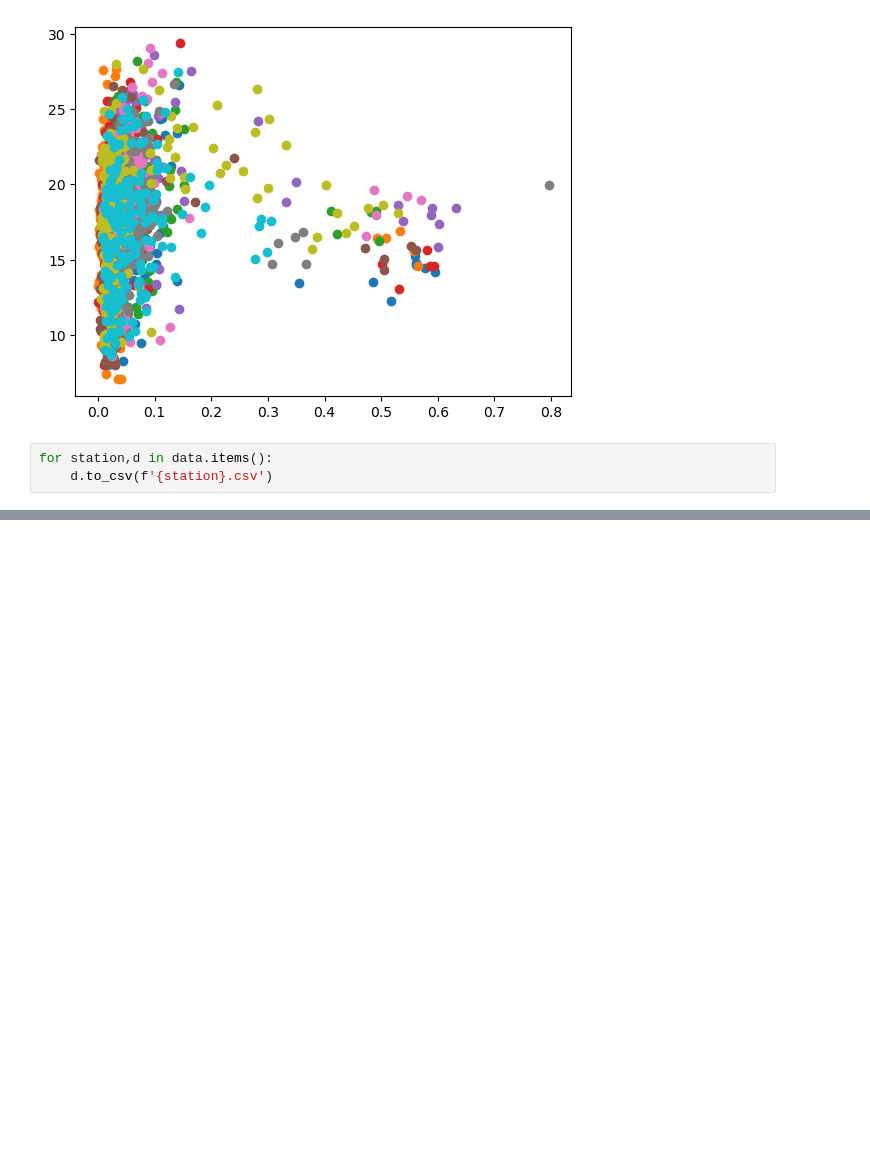
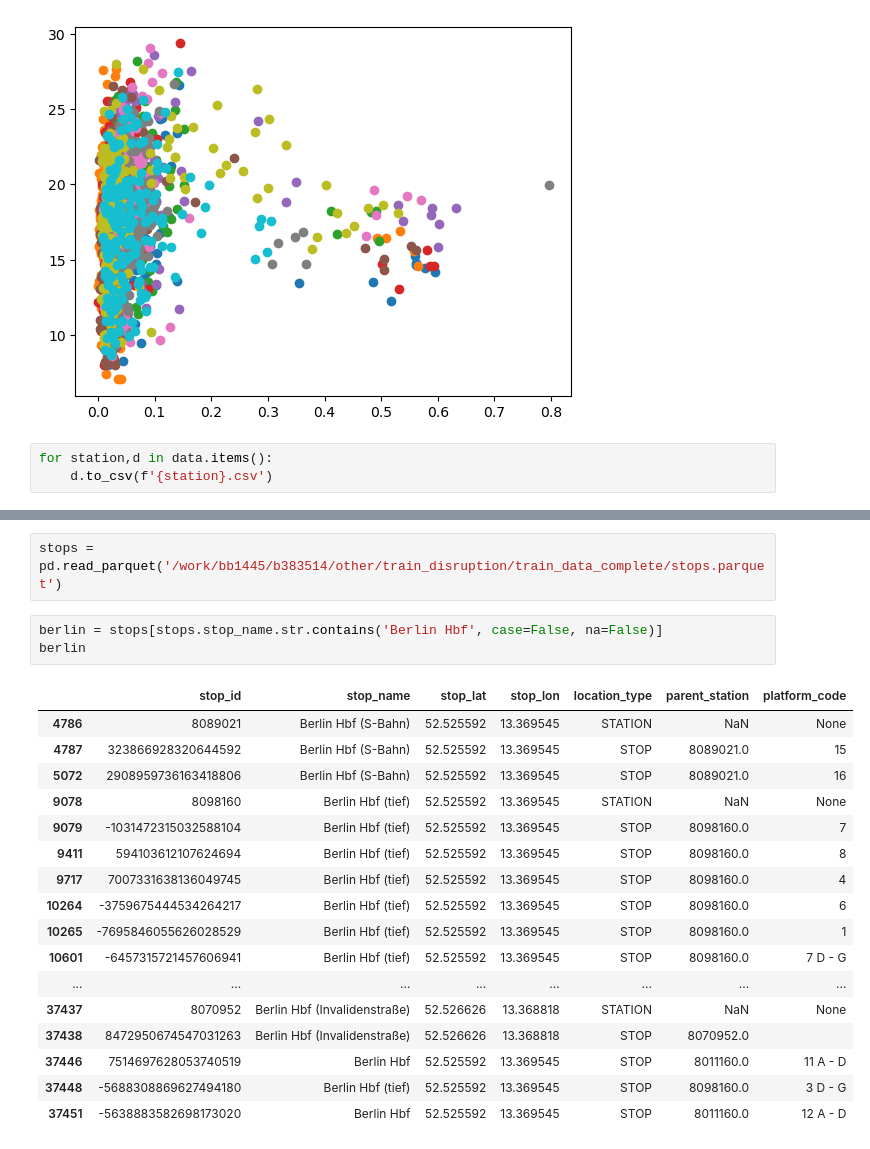
Before and after one commit to rabons/Benasque_Heat_Railway, a Jupyter notebook: preparation_station_specific.ipynb, the cells around one changed output, grey strips where cells are left out. Cells and saved outputs as stored; diff of their text form; blank space fills up the shorter version.

```diff
--- a/preparation_station_specific.ipynb
+++ b/preparation_station_specific.ipynb
@@ -76,0 +127,23 @@ for station,d in data.items():
+# %%
+stops = pd.read_parquet('/work/bb1445/b383514/other/train_disruption/train_data_complete/stops.parquet')
+# %%
+berlin = stops[stops.stop_name.str.contains('Berlin Hbf', case=False, na=False)]
+berlin
+# %% [output]
+|  | stop_id | stop_name | stop_lat | stop_lon | location_type | parent_station | platform_code |
+| 4786 | 8089021 | Berlin Hbf (S-Bahn) | 52.525592 | 13.369545 | STATION | NaN | None |
+| 4787 | 323866928320644592 | Berlin Hbf (S-Bahn) | 52.525592 | 13.369545 | STOP | 8089021.0 | 15 |
+| 5072 | 2908959736163418806 | Berlin Hbf (S-Bahn) | 52.525592 | 13.369545 | STOP | 8089021.0 | 16 |
+| 9078 | 8098160 | Berlin Hbf (tief) | 52.525592 | 13.369545 | STATION | NaN | None |
+| 9079 | -1031472315032588104 | Berlin Hbf (tief) | 52.525592 | 13.369545 | STOP | 8098160.0 | 7 |
+| 9411 | 594103612107624694 | Berlin Hbf (tief) | 52.525592 | 13.369545 | STOP | 8098160.0 | 8 |
+| 9717 | 7007331638136049745 | Berlin Hbf (tief) | 52.525592 | 13.369545 | STOP | 8098160.0 | 4 |
+| 10264 | -3759675444534264217 | Berlin Hbf (tief) | 52.525592 | 13.369545 | STOP | 8098160.0 | 6 |
+| 10265 | -7695846055626028529 | Berlin Hbf (tief) | 52.525592 | 13.369545 | STOP | 8098160.0 | 1 |
+| 10601 | -6457315721457606941 | Berlin Hbf (tief) | 52.525592 | 13.369545 | STOP | 8098160.0 | 7 D - G |
+| ... | ... | ... | ... | ... | ... | ... | ... |
+| 37437 | 8070952 | Berlin Hbf (Invalidenstraße) | 52.526626 | 13.368818 | STATION | NaN | None |
+| 37438 | 8472950674547031263 | Berlin Hbf (Invalidenstraße) | 52.526626 | 13.368818 | STOP | 8070952.0 |  |
+| 37446 | 7514697628053740519 | Berlin Hbf | 52.525592 | 13.369545 | STOP | 8011160.0 | 11 A - D |
+| 37448 | -5688308869627494180 | Berlin Hbf (tief) | 52.525592 | 13.369545 | STOP | 8098160.0 | 3 D - G |
+| 37451 | -5638883582698173020 | Berlin Hbf | 52.525592 | 13.369545 | STOP | 8011160.0 | 12 A - D |
```
Also changed, not shown: parts of 8 cells of this notebook, 1 other file.
